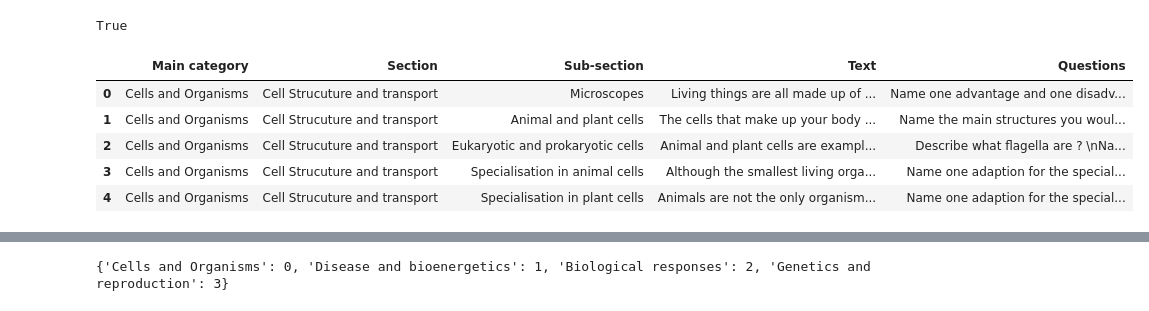
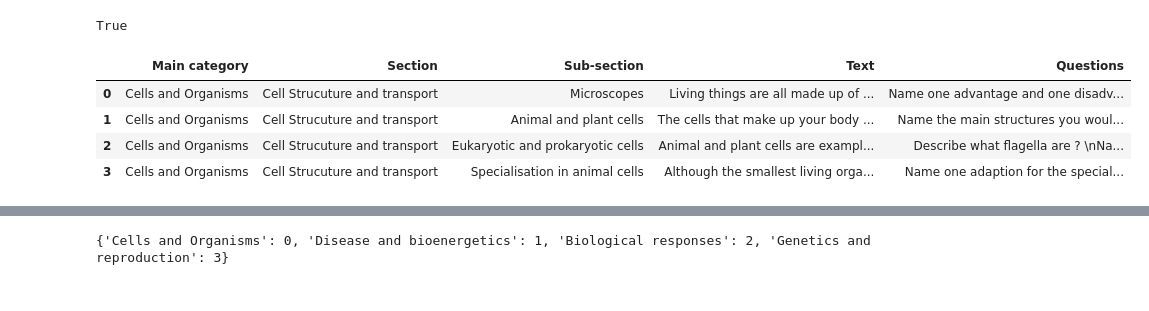
Before and after one commit to DhenPadilla/KSQuAD, a Jupyter notebook: KSQuAD.ipynb, the cells around one changed output, grey strips where cells are left out. Drawn from its saved outputs; the diff is of its cells as text; code cells hidden in the pictures.

```diff
--- a/KSQuAD.ipynb
+++ b/KSQuAD.ipynb
@@ -137,13 +166,12 @@ dataset_url = 'https://raw.githubusercontent.com/DhenPadilla/KSQuAD/master/Bio_G
 df = pd.read_csv(dataset_url)
 passage_df = df
 # %%
-passage_df.head()
+passage_df.head(4)
 # %% [output]
 |  | Main category | Section | Sub-section | Text | Questions |
 | 0 | Cells and Organisms | Cell Strucuture and transport | Microscopes | Living things are all made up of ... | Name one advantage and one disadv... |
 | 1 | Cells and Organisms | Cell Strucuture and transport | Animal and plant cells | The cells that make up your body ... | Name the main structures you woul... |
 | 2 | Cells and Organisms | Cell Strucuture and transport | Eukaryotic and prokaryotic cells | Animal and plant cells are exampl... | Describe what flagella are ? \nNa... |
 | 3 | Cells and Organisms | Cell Strucuture and transport | Specialisation in animal cells | Although the smallest living orga... | Name one adaption for the special... |
-| 4 | Cells and Organisms | Cell Strucuture and transport | Specialisation in plant cells | Animals are not the only organism... | Name one adaption for the special... |
 # %%
 def remove_nulls(dataset, print_out=True):
```
Also changed, not shown: parts of 58 cells of this notebook.
